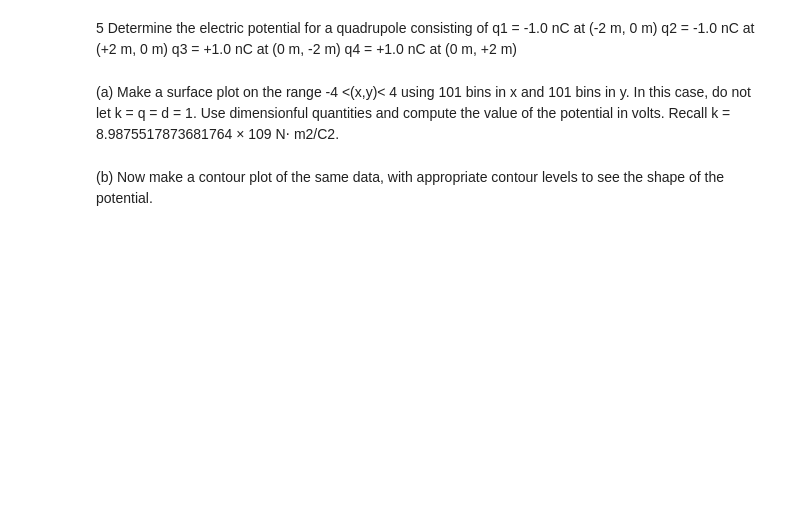
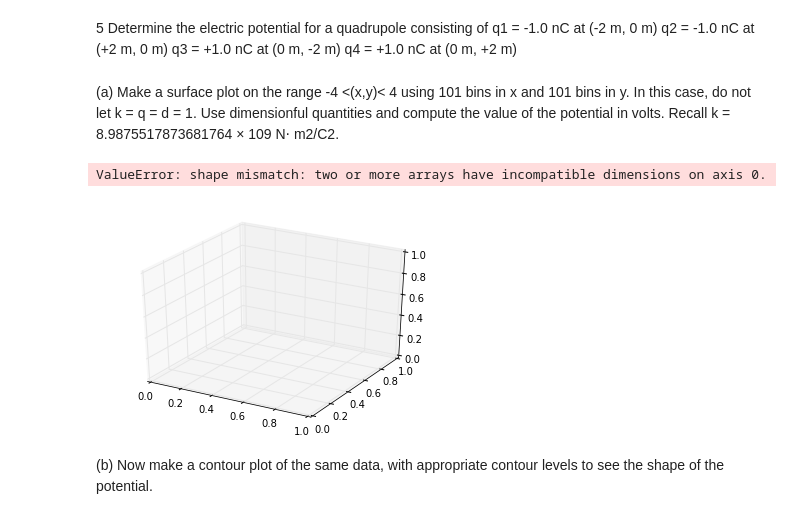
Before and after one commit to mnaworsk/PHYS202-S14, a Jupyter notebook: Graphics/GraphicsExercises.ipynb, the cells around one changed output. Cells and saved outputs as stored; diff of their text form; code cells hidden in the pictures; blank space fills up the shorter version.

```diff
--- a/Graphics/GraphicsExercises.ipynb
+++ b/Graphics/GraphicsExercises.ipynb
@@ -56,5 +100,24 @@ q4 = +1.0 nC at (0 m, +2 m)
 # %% [markdown]
 (a) Make a surface plot on the range -4 <(x,y)< 4 using 101 bins in x and 101 bins in y. In this case, do not let k = q = d = 1. Use dimensionful quantities and compute the value of the potential in volts.
 Recall k = 8.9875517873681764 × 109 N⋅ m2/C2.
+# %%
+from mpl_toolkits.mplot3d.axes3d import Axes3D
+from matplotlib import cm
+
+fig = plt.figure()
+ax = fig.add_subplot(1, 1, 1, projection='3d')
+X = np.arange(-4, 4, 0.25)
+Y = np.arange(-4, 4, 0.25)
+bins = 101
+#Re-factor the x,y arrays to be a 2-D grid
+X, Y = np.meshgrid(X, Y)
+k = 8.9875517873681764 * (10**9); q1= 1; q2=-1; q3= 1; q4= -1; d= 1
+V = (k*q/(x**2+(y-d)**2)**(1/2.)) - (k*q/(x**2+(y+d)**2)**(1/2.))
+surf = ax.plot_surface(X, Y, V, rstride=1, cstride=1, cmap=cm.jet,
+        linewidth=0, antialiased=False)
+ax.set_zlim3d(-1.01, 1.01);
+# %% [output]
+ValueError: shape mismatch: two or more arrays have incompatible dimensions on axis 0.
+[figure, added]
 # %% [markdown]
 (b) Now make a contour plot of the same data, with appropriate contour levels to see the shape of the potential.
```
Also changed, not shown: parts of 7 cells of this notebook, 8 other files.
